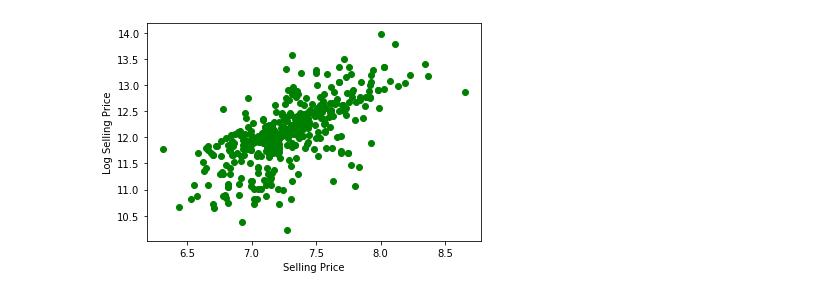
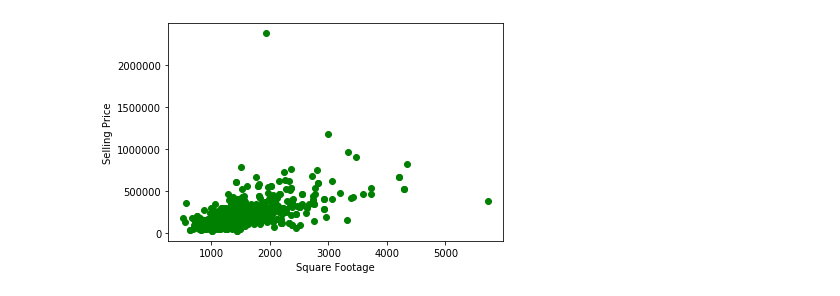
Before and after one commit to janewakef/RealEstateProject, a Jupyter notebook: Real Estate Modeling.ipynb, the cells around one changed output. Saved outputs shown, nothing was run; the diff lists cells and outputs as text; code cells hidden in the pictures.

Commit message:
Added graphs/analysis and fixed up mlr and added another mlr

```diff
--- a/Real Estate Modeling.ipynb
+++ b/Real Estate Modeling.ipynb
@@ -13,3 +15,3 @@ import statsmodels.api as sm
 # %%
 # importing data, getting dimensions
-homes = pd.read_csv("/Users/danieldetrick/Documents/GitHub/RealEstate.csv")
+homes = pd.read_csv("Documents\super_realestate_data.csv")
@@ -16,21 +54,11 @@ homes = pd.read_csv("/Users/danieldetrick/Documents/GitHub/RealEstate.csv")
 # %%
 # choosing specific collumns, removing the rest
 homes = homes[['prop type', 'city', 'postal code', 'price', 'bed', 'bath', 'sqft']]
-# %%
-# cleaning data and setting types
-homes['sqft'] = homes['sqft'].str.replace(",", "")
-homes['price'] = homes['price'].str.replace(",", "")
-homes['price'] = homes['price'].str.replace("$", "")
-homes['bath'] = homes['bath'].str.replace("+", "")
-
-homes['bath'] = pd.to_numeric(homes['bath'])
-homes['sqft'] = pd.to_numeric(homes['sqft'])
-homes['price'] = pd.to_numeric(homes['price'])
 # %%
 # Plotting the first realtionship between square feet and price
-plt.scatter(np.log(homes['sqft']), np.log(homes['price']), color='g')
-plt.xlabel('Selling Price')
-plt.ylabel('Log Selling Price')
+plt.scatter(homes['sqft'], homes['price'], color='g')
+plt.xlabel('Square Footage')
+plt.ylabel('Selling Price')
 plt.show()
 # %% [output]
-[figure, old version]
+[figure, new version]
```
Also changed, not shown: parts of 41 cells of this notebook.
